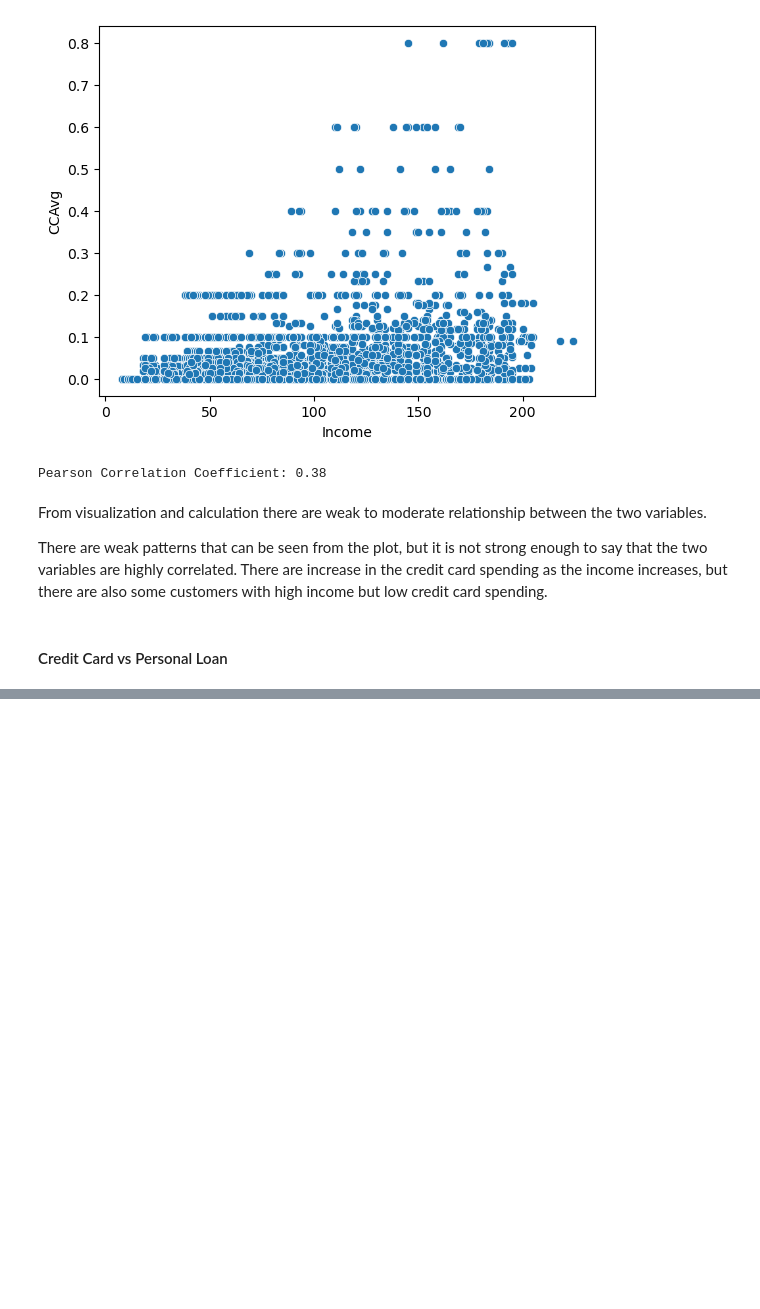
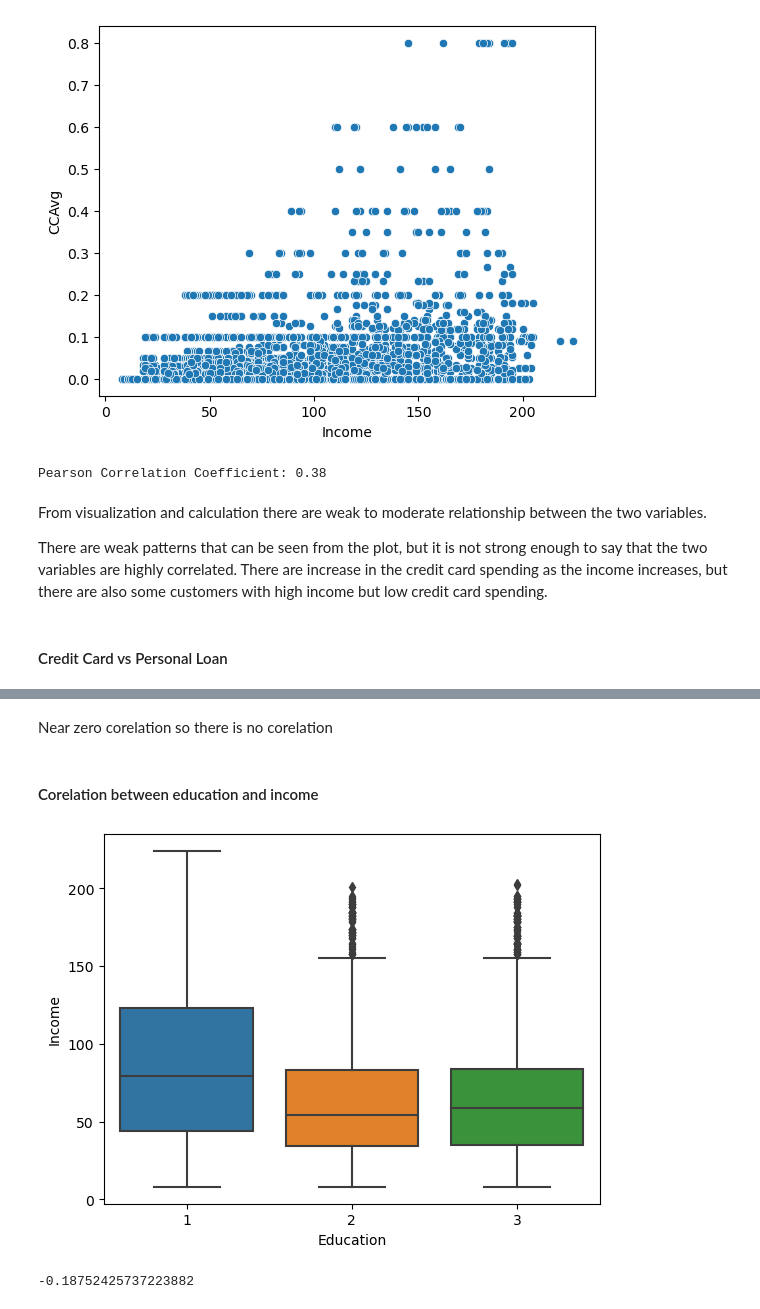
Before and after one commit to HanCreation/loan-analysis-prediction, a Jupyter notebook: bank_loan_granting.ipynb, the cells around one changed output, grey strips where cells are left out. Saved outputs shown, nothing was run; the diff lists cells and outputs as text; code cells hidden in the pictures; blank space fills up the shorter version.

```diff
--- a/bank_loan_granting.ipynb
+++ b/bank_loan_granting.ipynb
@@ -163,0 +239,14 @@ sns.countplot(x='CreditCard', hue='Personal Loan', data=df)
+# %% [markdown]
+Near zero corelation so there is no corelation
+# %% [markdown]
+#### Corelation between education and income
+# %%
+# Visualize the correlation between mortgage and personal loan status
+sns.boxplot(x='Education', y='Income', data=df)
+plt.show()
+# %% [output]
+[figure, added]
+# %%
+df['Education'].corr(df['Income'])
+# %% [output]
+-0.18752425737223882
```
Also changed, not shown: parts of 83 cells of this notebook, 4 other files.
